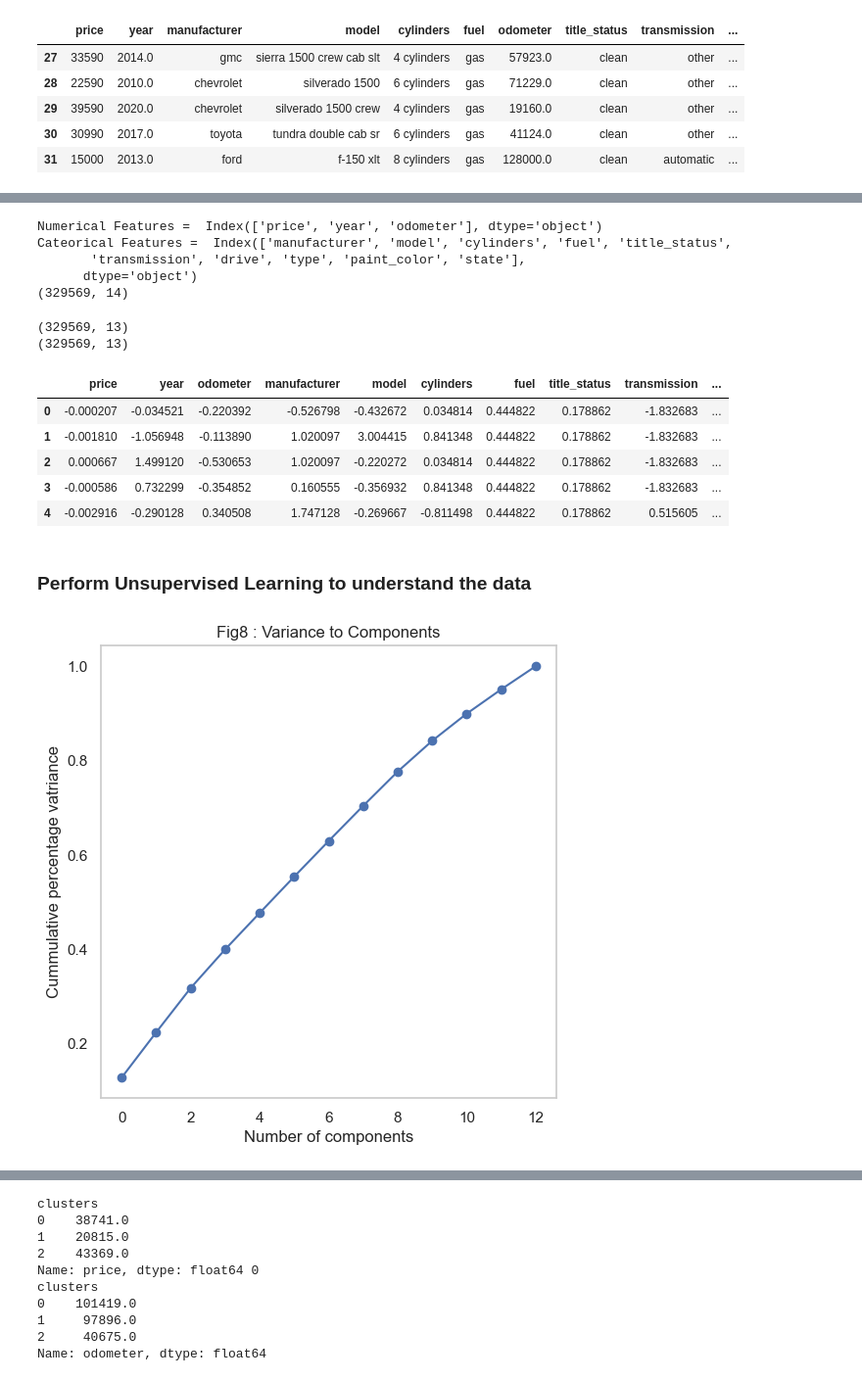
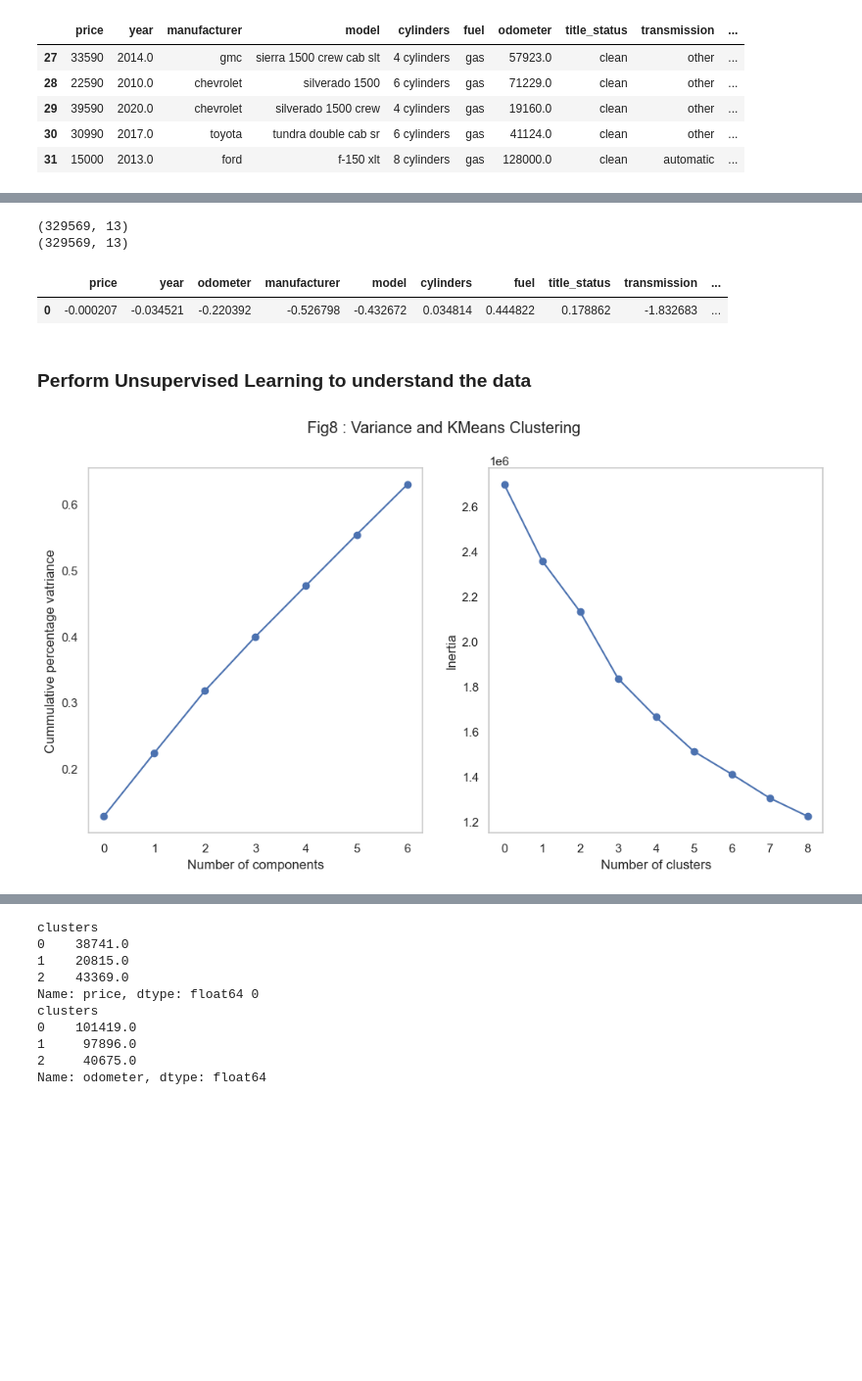
Before and after one commit to smunjal/AIML, a Jupyter notebook: PA_11/module_11.ipynb, the cells around one changed output, grey strips where cells are left out. Shown at 98% size. Cells and saved outputs as stored; diff of their text form; code cells hidden in the pictures; blank space fills up the shorter version.

```diff
--- a/PA_11/module_11.ipynb
+++ b/PA_11/module_11.ipynb
@@ -460,7 +446,7 @@ plt.xlabel('Manufacturer')
 plt.xticks(rotation=60)
 plt.ylabel("Sales Counts")
 
-title, figcounter = getFigTitle(figcounter, f'Car Sales based on Manufacturer since {sales_since}')
+title, figcounter = cf.getFigTitle(figcounter, f'Car Sales based on Manufacturer since {sales_since}')
 plt.title(title)
 plt.savefig(images_path+title)
 plt.show()
@@ -480,7 +466,7 @@ ax = sns.barplot(data=model_sliced_df, y='model', x='count',  palette=palette)
 ax.bar_label(ax.containers[0], fontsize=10);
 plt.xlabel("Sales Counts")
 plt.ylabel("Model")
-title, figcounter = getFigTitle(figcounter, f'Top Selling Car Model since {sales_since}')
+title, figcounter = cf.getFigTitle(figcounter, f'Top Selling Car Model since {sales_since}')
 plt.title(title)
 plt.savefig(images_path+title)
 plt.show()
@@ -495,7 +481,7 @@ sns.barplot(state_df[:number_states_to_show], x='state', y='count', palette=pale
 plt.xlabel('State')
 plt.xticks(rotation=60)
 plt.ylabel("Sales Counts")
-title, figcounter = getFigTitle(figcounter,f'Sales in Top {number_states_to_show} state across US')
+title, figcounter = cf.getFigTitle(figcounter,f'Sales in Top {number_states_to_show} state across US')
 plt.title(title)
 plt.savefig(images_path+title)
 
@@ -538,13 +524,7 @@ used_car_sliced_by_date_df.drop(columns='index', inplace=True)
 used_car_sliced_by_date_df
 
 #The function encodes/transformers and scales the data
-used_cars_encoded_df = count_encoder(used_car_sliced_by_date_df, get_cat_features(used_car_sliced_by_date_df))
+used_cars_encoded_df = cf.count_encoder(used_car_sliced_by_date_df, cf.get_cat_features(used_car_sliced_by_date_df))
-# %% [output]
-Numerical Features =  Index(['price', 'year', 'odometer'], dtype='object')
-Cateorical Features =  Index(['manufacturer', 'model', 'cylinders', 'fuel', 'title_status',
-       'transmission', 'drive', 'type', 'paint_color', 'state'],
-      dtype='object')
-(329569, 14)
 # %%
 print(used_car_sliced_by_date_df.shape)
 print(used_cars_encoded_df.shape)
@@ -553,41 +533,70 @@ print(used_cars_encoded_df.shape)
 (329569, 13)
 # %%
 #used_cars_encoded_df = used_cars_encoded_df = convert_cat_to_codes(used_cars_df)
-used_cars_encoded_df.head()
+used_cars_encoded_df.head(1)
 # %% [output]
 |  | price | year | odometer | manufacturer | model | cylinders | fuel | title_status | transmission | ... |
 | 0 | -0.000207 | -0.034521 | -0.220392 | -0.526798 | -0.432672 | 0.034814 | 0.444822 | 0.178862 | -1.832683 | ... |
-| 1 | -0.001810 | -1.056948 | -0.113890 | 1.020097 | 3.004415 | 0.841348 | 0.444822 | 0.178862 | -1.832683 | ... |
-| 2 | 0.000667 | 1.499120 | -0.530653 | 1.020097 | -0.220272 | 0.034814 | 0.444822 | 0.178862 | -1.832683 | ... |
-| 3 | -0.000586 | 0.732299 | -0.354852 | 0.160555 | -0.356932 | 0.841348 | 0.444822 | 0.178862 | -1.832683 | ... |
-| 4 | -0.002916 | -0.290128 | 0.340508 | 1.747128 | -0.269667 | -0.811498 | 0.444822 | 0.178862 | 0.515605 | ... |
 # %% [markdown]
 ### Perform Unsupervised Learning to understand the data
 # %%
 
 #scaler = StandardScaler()
 #scaled_data = scaler.fit_transform(used_cars_encoded_df)
 
 ## Data is already scaled by the encode function above, so need to scale again
 scaled_data = used_cars_encoded_df
 #Since the data has 46 feature lets reduce the dimensions using PCA()
 # We should find How many components we should have, for that we created the variance graph to find how many
 #components should be required to  capture 80%
 
 pca = PCA(random_state=42)
 pca.fit(scaled_data)
 pca.explained_variance_ratio_
 
+ratio = 0.7
+pca_names = []
+i = 0
+# Lets select the components to capture 70 % variance
+for cumratio in pca.explained_variance_ratio_.cumsum():
+    if(0.7 < cumratio):
+        break
+    else:
+        pca_names.append(f'pca{i}')
+        i = i+1
+
+#var_comp(pca.explained_variance_ratio_.cumsum(), 0.7)
+pca = PCA(n_components=len(pca_names), random_state=42)
+
+#fit the data
+pca.fit(scaled_data)
+
+#Calculate the component scores
+pca_scores = pca.transform(scaled_data)
+inertia = []
+for i in range(1,10):
+    kmeans_pca = KMeans(n_clusters=i, init='k-means++', random_state=42)
+    kmeans_pca.fit(pca_scores)
+    inertia.append(kmeans_pca.inertia_)
+
 #Plot the variance
-plt.figure(figsize=(6,6))
-plt.plot(pca.explained_variance_ratio_.cumsum(), marker='o')
-plt.xlabel('Number of components')
-plt.ylabel('Cummulative percentage vatriance')
-title, figcounter = getFigTitle(figcounter,'Variance to Components')
-plt.title(title)
-plt.savefig(images_path+title)
+fig, axs = plt.subplots(1,2, figsize=(12,6))
 
-plt.grid()
+axs[0].plot(pca.explained_variance_ratio_.cumsum(), marker='o')
+axs[0].set_xlabel('Number of components')
+axs[0].set_ylabel('Cummulative percentage vatriance')
+axs[0].grid()
+
+#Lets plot the inertia data to fidn the num of clustets needed
+axs[1].plot(inertia, marker='o')
+axs[1].set_xlabel('Number of clusters')
+axs[1].set_ylabel('Inertia')
+axs[1].grid()
+
+
+title, figcounter = cf.getFigTitle(figcounter,'Variance and KMeans Clustering')
+fig.suptitle(title)
+fig.savefig(images_path+title)
 plt.show()
 # %% [output]
-[figure, old version]
+[figure, new version]
```
Also changed, not shown: parts of 55 cells of this notebook, 1 other file.
